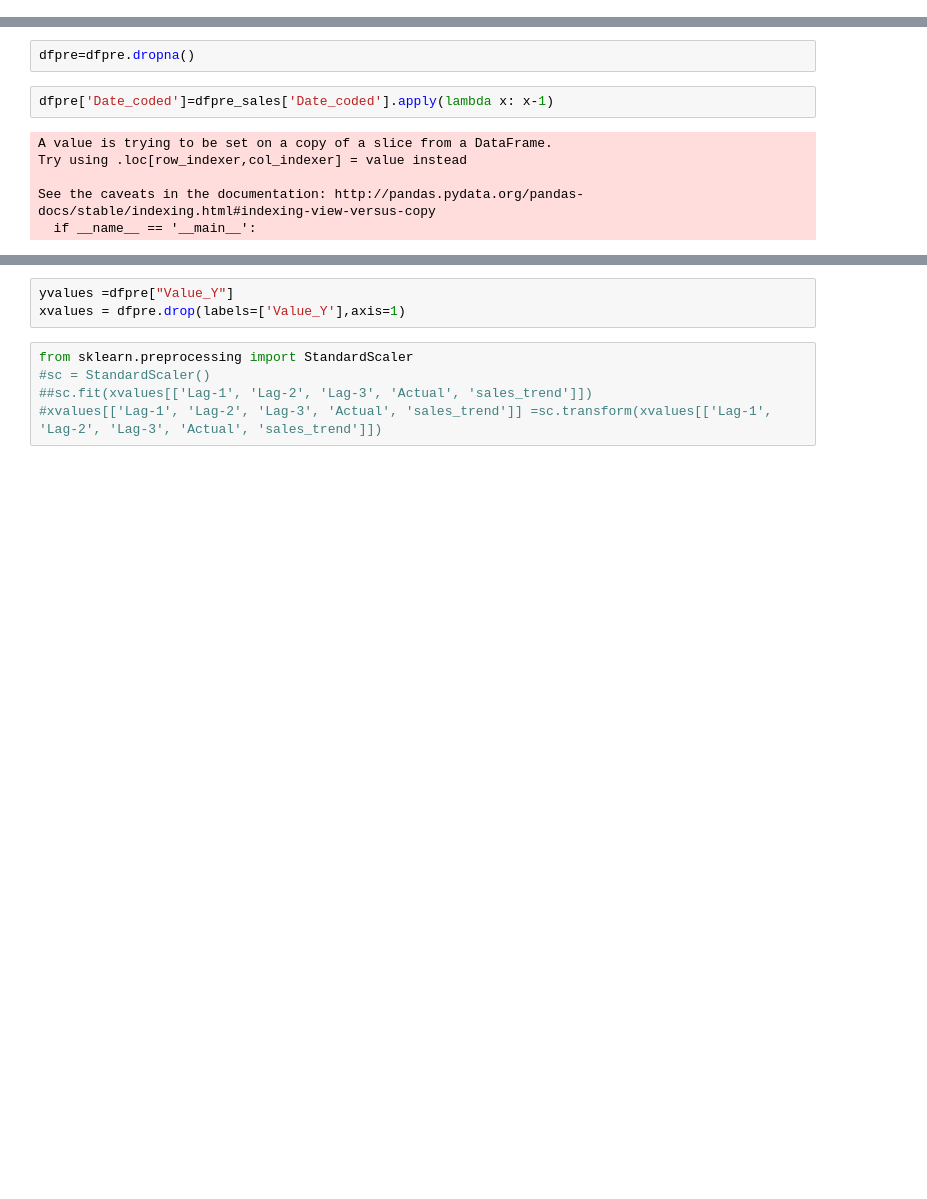
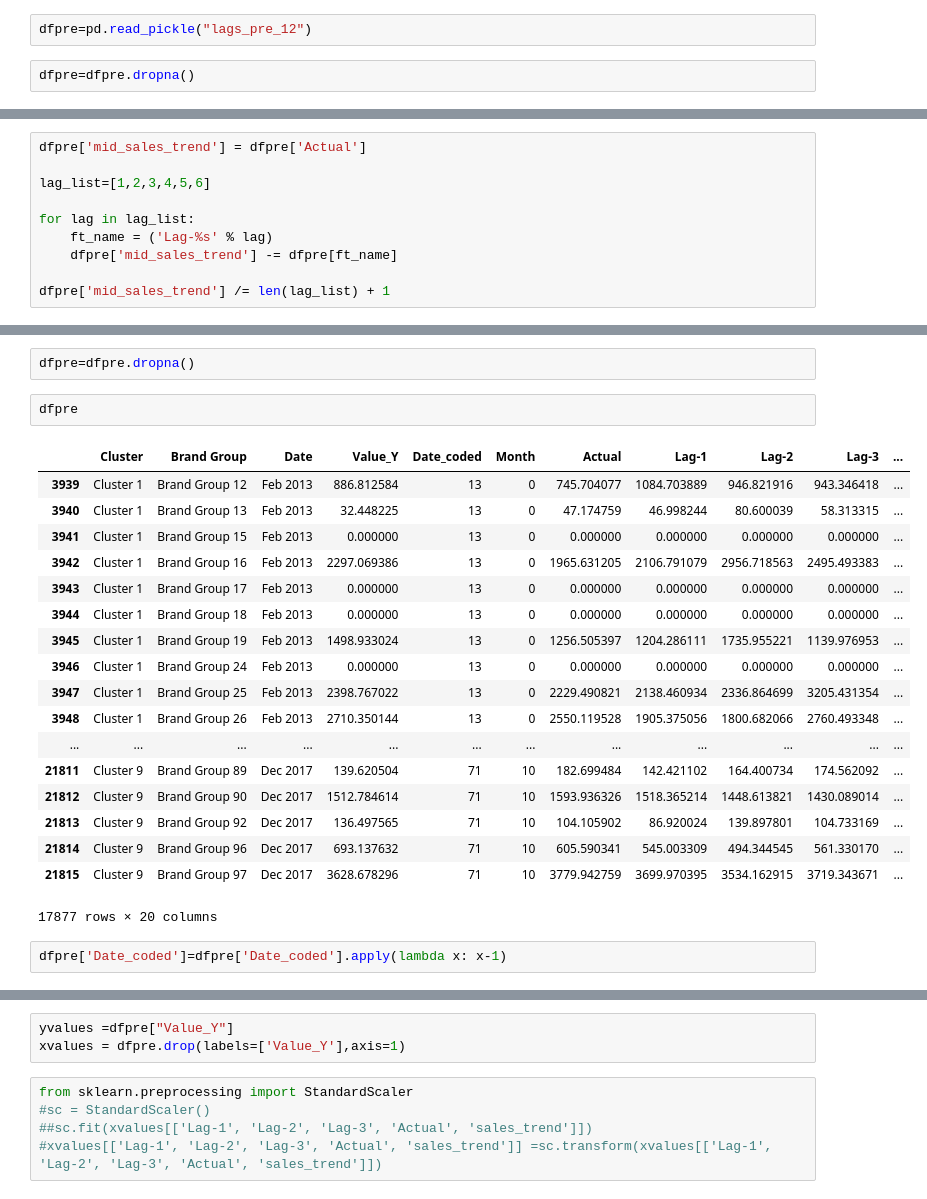
Before and after one commit to DaniSalva/team2vec-GoDatathon, a Jupyter notebook: godatathon_Sales2-Copy1.ipynb, the cells around one changed output, grey strips where cells are left out. Drawn from its saved outputs; the diff is of its cells as text; blank space fills up the shorter version.

```diff
--- a/godatathon_Sales2-Copy1.ipynb
+++ b/godatathon_Sales2-Copy1.ipynb
@@ -138,2 +165,6 @@ dfpre.to_pickle("lags_pre")
+# %%
+dfpre=pd.read_pickle("lags_pre_12")
+# %%
+dfpre=dfpre.dropna()
 # %%
 dfpre['Month']=dfpre['Month'].apply(lambda x: 11 if x == 0 else x-1)
@@ -158,0 +190,10 @@ dfpre.head(5)
+# %%
+dfpre['mid_sales_trend'] = dfpre['Actual']
+
+lag_list=[1,2,3,4,5,6]
+
+for lag in lag_list:
+    ft_name = ('Lag-%s' % lag)
+    dfpre['mid_sales_trend'] -= dfpre[ft_name]
+
+dfpre['mid_sales_trend'] /= len(lag_list) + 1
@@ -159,13 +210,28 @@ dfpre.head(5)
 # %%
 dfpre=dfpre.dropna()
+# %%
+dfpre
+# %% [output]
+|  | Cluster | Brand Group | Date | Value_Y | Date_coded | Month | Actual | Lag-1 | Lag-2 | Lag-3 | ... |
+| 3939 | Cluster 1 | Brand Group 12 | Feb 2013 | 886.812584 | 13 | 0 | 745.704077 | 1084.703889 | 946.821916 | 943.346418 | ... |
+| 3940 | Cluster 1 | Brand Group 13 | Feb 2013 | 32.448225 | 13 | 0 | 47.174759 | 46.998244 | 80.600039 | 58.313315 | ... |
+| 3941 | Cluster 1 | Brand Group 15 | Feb 2013 | 0.000000 | 13 | 0 | 0.000000 | 0.000000 | 0.000000 | 0.000000 | ... |
+| 3942 | Cluster 1 | Brand Group 16 | Feb 2013 | 2297.069386 | 13 | 0 | 1965.631205 | 2106.791079 | 2956.718563 | 2495.493383 | ... |
+| 3943 | Cluster 1 | Brand Group 17 | Feb 2013 | 0.000000 | 13 | 0 | 0.000000 | 0.000000 | 0.000000 | 0.000000 | ... |
+| 3944 | Cluster 1 | Brand Group 18 | Feb 2013 | 0.000000 | 13 | 0 | 0.000000 | 0.000000 | 0.000000 | 0.000000 | ... |
+| 3945 | Cluster 1 | Brand Group 19 | Feb 2013 | 1498.933024 | 13 | 0 | 1256.505397 | 1204.286111 | 1735.955221 | 1139.976953 | ... |
+| 3946 | Cluster 1 | Brand Group 24 | Feb 2013 | 0.000000 | 13 | 0 | 0.000000 | 0.000000 | 0.000000 | 0.000000 | ... |
+| 3947 | Cluster 1 | Brand Group 25 | Feb 2013 | 2398.767022 | 13 | 0 | 2229.490821 | 2138.460934 | 2336.864699 | 3205.431354 | ... |
+| 3948 | Cluster 1 | Brand Group 26 | Feb 2013 | 2710.350144 | 13 | 0 | 2550.119528 | 1905.375056 | 1800.682066 | 2760.493348 | ... |
+| ... | ... | ... | ... | ... | ... | ... | ... | ... | ... | ... | ... |
+| 21811 | Cluster 9 | Brand Group 89 | Dec 2017 | 139.620504 | 71 | 10 | 182.699484 | 142.421102 | 164.400734 | 174.562092 | ... |
+| 21812 | Cluster 9 | Brand Group 90 | Dec 2017 | 1512.784614 | 71 | 10 | 1593.936326 | 1518.365214 | 1448.613821 | 1430.089014 | ... |
+| 21813 | Cluster 9 | Brand Group 92 | Dec 2017 | 136.497565 | 71 | 10 | 104.105902 | 86.920024 | 139.897801 | 104.733169 | ... |
+| 21814 | Cluster 9 | Brand Group 96 | Dec 2017 | 693.137632 | 71 | 10 | 605.590341 | 545.003309 | 494.344545 | 561.330170 | ... |
+| 21815 | Cluster 9 | Brand Group 97 | Dec 2017 | 3628.678296 | 71 | 10 | 3779.942759 | 3699.970395 | 3534.162915 | 3719.343671 | ... |
+17877 rows × 20 columns
 # %%
-dfpre['Date_coded']=dfpre_sales['Date_coded'].apply(lambda x: x-1)
+dfpre['Date_coded']=dfpre['Date_coded'].apply(lambda x: x-1)
-# %% [output]
-A value is trying to be set on a copy of a slice from a DataFrame.
-Try using .loc[row_indexer,col_indexer] = value instead
-
-See the caveats in the documentation: http://pandas.pydata.org/pandas-docs/stable/indexing.html#indexing-view-versus-copy
-  if __name__ == '__main__':
 # %%
 dfinves.head(5)
 # %% [output]
```
Also changed, not shown: parts of 57 cells of this notebook.
